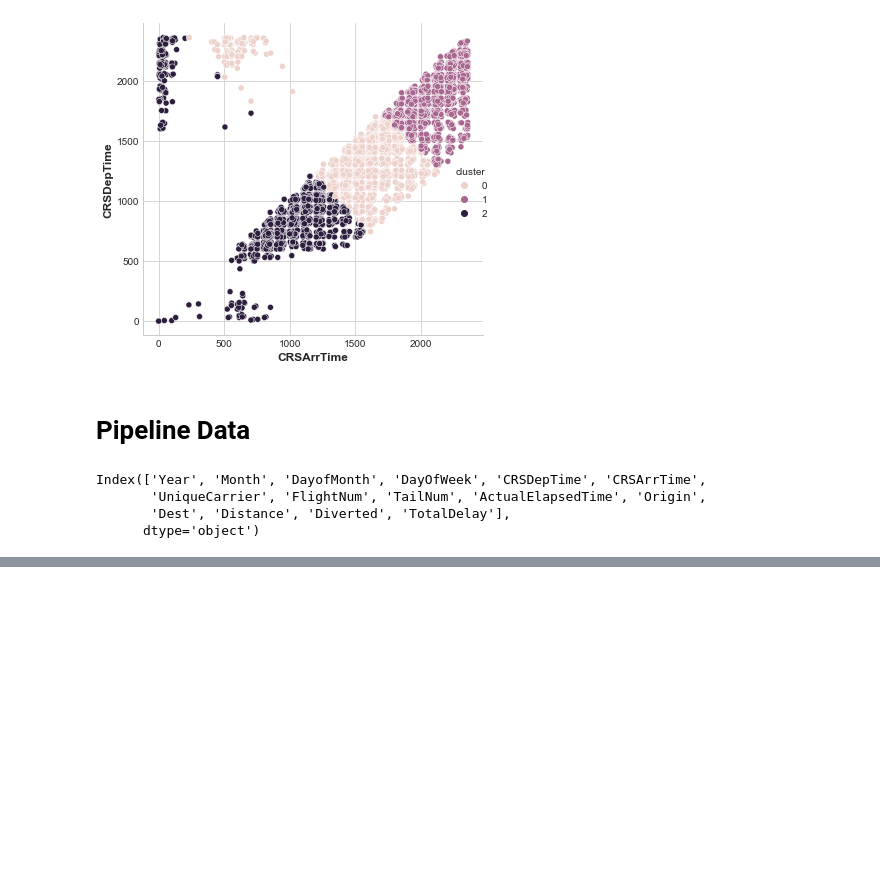
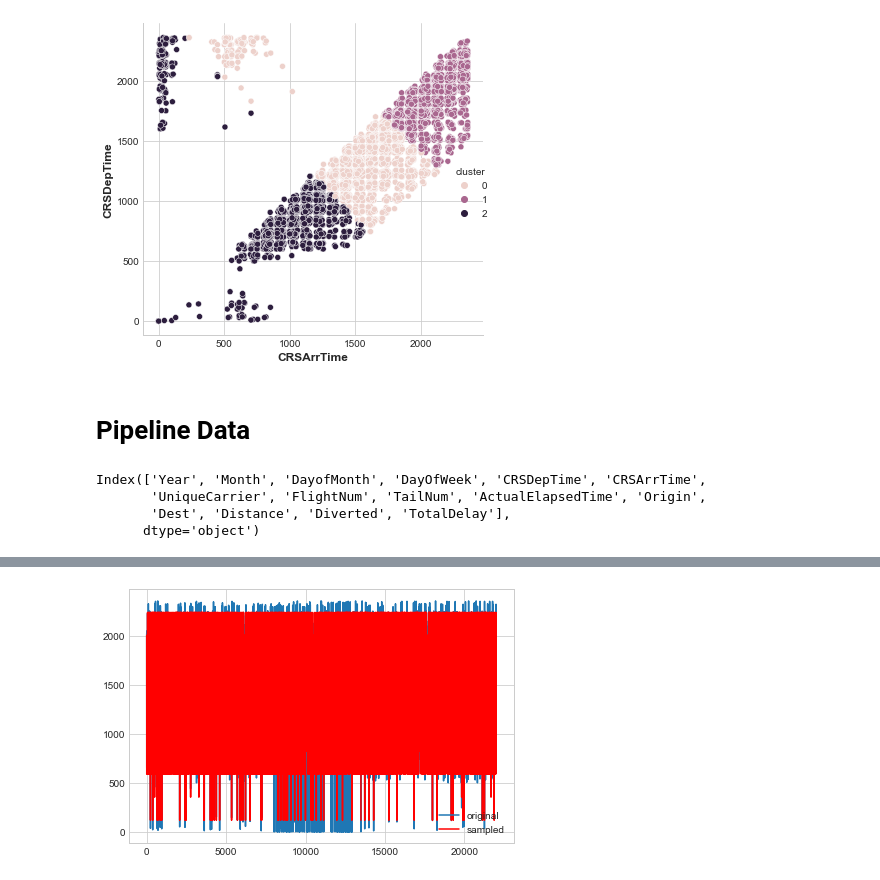
Before and after one commit to joshfuchs/ML_projects, a Jupyter notebook: flight_delays.ipynb, the cells around one changed output, grey strips where cells are left out. Cells and saved outputs as stored; diff of their text form; code cells hidden in the pictures; blank space fills up the shorter version.

Commit message:
started binning data

```diff
--- a/flight_delays.ipynb
+++ b/flight_delays.ipynb
@@ -364,0 +443,32 @@ print(metrics.accuracy_score(y_valid, preds))
+# %%
+bin_intervals = pd.IntervalIndex.from_arrays(bin_edges[:-1], bin_edges[1:])
+
+def set_to_median(x, bin_intervals):
+    for interval in bin_intervals:
+        if x in interval:
+            return interval.mid
+# %%
+df_edited['sampled_deptime'] = df_edited['CRSDepTime'].apply(lambda x: set_to_median(x, bin_intervals))
+# %%
+# Do the same for arrival time
+y_data = df_edited['CRSArrTime']
+x_bins,bin_edges, misc = binned_statistic(y_data,x_data, statistic="median", bins=24)
+
+bin_intervals = pd.IntervalIndex.from_arrays(bin_edges[:-1], bin_edges[1:])
+
+df_edited['sampled_arrtime'] = df_edited['CRSArrTime'].apply(lambda x: set_to_median(x, bin_intervals))
+# %%
+# And now for the TotalDelay
+y_data = df_edited['TotalDelay']
+x_bins,bin_edges, misc = binned_statistic(y_data,x_data, statistic="median", bins=100)
+
+bin_intervals = pd.IntervalIndex.from_arrays(bin_edges[:-1], bin_edges[1:])
+
+df_edited['sampled_totaldelay'] = df_edited['TotalDelay'].apply(lambda x: set_to_median(x, bin_intervals))
+# %%
+plt.plot(df_edited['CRSDepTime'], label='original')
+plt.plot(df_edited['sampled_deptime'], color='red', label='sampled')
+plt.legend()
+plt.show()
+# %% [output]
+[figure, added]
```
Also changed, not shown: parts of 16 cells of this notebook.
